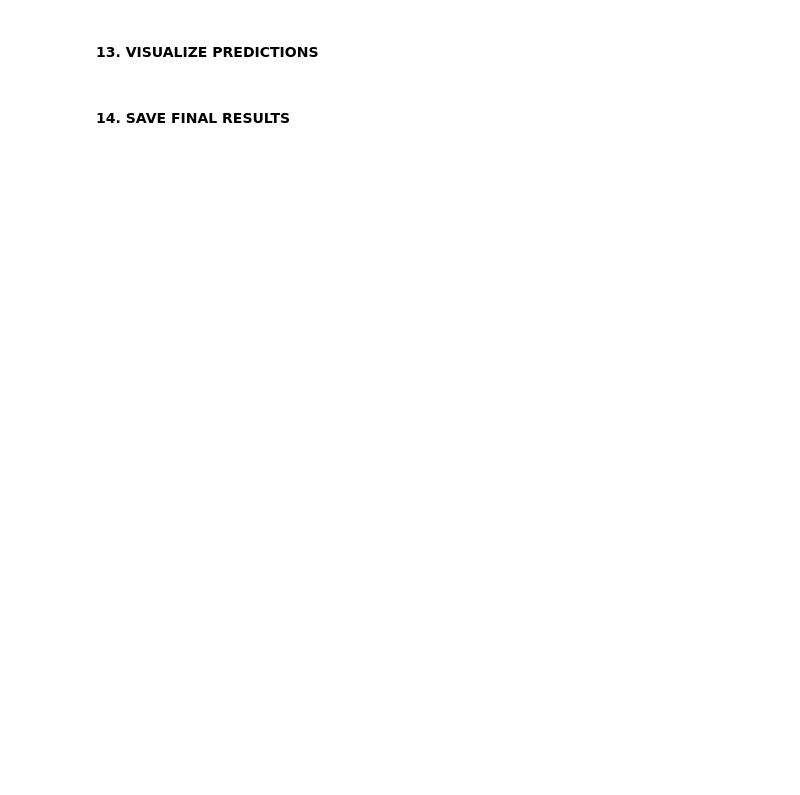
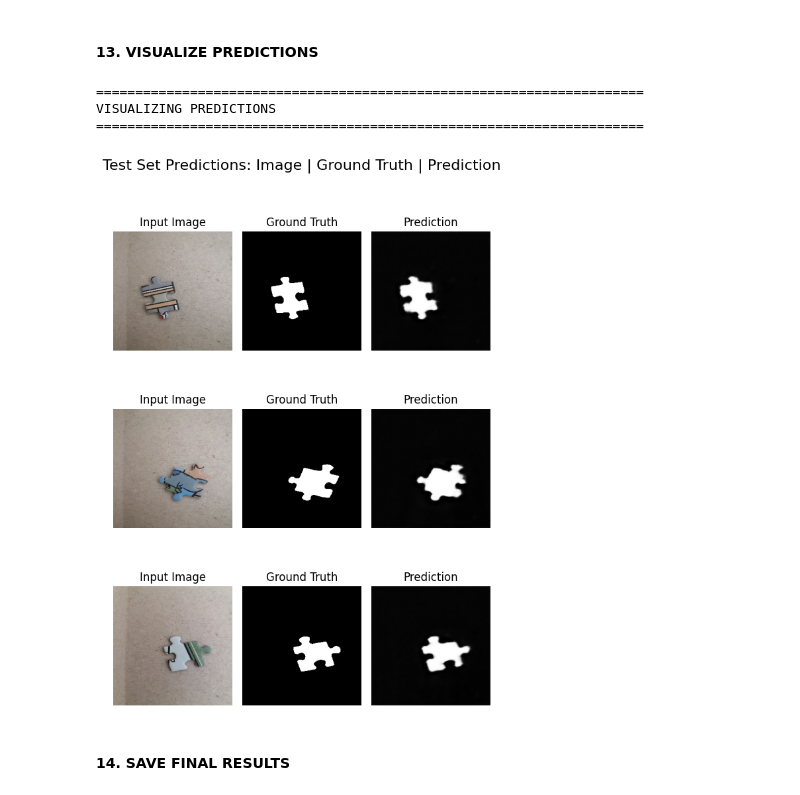
Before and after one commit to hundun-elon/a-thousand-piece-mystery, a Jupyter notebook: notebooks/02_segmentation_training DeepLabV3+ with ResNet50.ipynb, the cells around one changed output. Drawn from its saved outputs; the diff is of its cells as text; code cells hidden in the pictures; blank space fills up the shorter version.

```diff
--- a/notebooks/02_segmentation_training DeepLabV3+ with ResNet50.ipynb
+++ b/notebooks/02_segmentation_training DeepLabV3+ with ResNet50.ipynb
@@ -107,25 +107,29 @@ class PuzzleDataset(Dataset):
         return len(self.image_files)
 
     def __getitem__(self, idx):
-        # Load image
-        img_path = self.image_files[idx]
-        image = np.array(Image.open(img_path).convert("RGB"))
+        try:
+            # Load image
+            img_path = self.image_files[idx]
+            image = np.array(Image.open(img_path).convert("RGB"))
 
-        # Load mask
-        mask_name = img_path.stem + "_mask.png"
-        mask_path = self.mask_dir / mask_name
-        mask = np.array(Image.open(mask_path).convert("L"))
+            # Load mask
+            mask_name = img_path.stem + "_mask.png"
+            mask_path = self.mask_dir / mask_name
+            mask = np.array(Image.open(mask_path).convert("L"))
 
-        # Normalize mask to 0 and 1
-        mask = (mask > 0).astype(np.float32)
+            # Normalize mask to 0 and 1
+            mask = (mask > 0).astype(np.float32)
 
-        # Apply transformations
-        if self.transform:
-            transformed = self.transform(image=image, mask=mask)
-            image = transformed["image"]
-            mask = transformed["mask"]
+            # Apply transformations
+            if self.transform:
+                transformed = self.transform(image=image, mask=mask)
+                image = transformed["image"]
+                mask = transformed["mask"]
 
-        return image, mask.unsqueeze(0)  # Add channel dimension to mask
+            return image, mask.unsqueeze(0)  # Add channel dimension to mask
+        except Exception as e:
+            print(f"Error loading {self.image_files[idx]}: {e}")
+            raise
 # %% [markdown]
 #### 4. DATA AUGMENTATION
 # %%
@@ -535,48 +578,50 @@ print("VISUALIZING PREDICTIONS")
 print("="*70)
 
 model.eval()
-n_samples = 6
+n_samples = 3
 
 # Get random samples from test set
 test_indices = np.random.choice(len(test_dataset), n_samples, replace=False)
 
-fig, axes = plt.subplots(n_samples, 3, figsize=(12, 3*n_samples))
+fig, axes = plt.subplots(n_samples, 3, figsize=(6, 3*n_samples))
 fig.suptitle('Test Set Predictions: Image | Ground Truth | Prediction', fontsize=16, y=1.00)
 
 with torch.no_grad():
     for idx, test_idx in enumerate(test_indices):
         # Get sample
         image, mask = test_dataset[test_idx]
 
         # Predict
         image_input = image.unsqueeze(0).to(device)
         output = model(image_input)
         pred_mask = torch.sigmoid(output).cpu().numpy()[0, 0]
 
         # Denormalize image for visualization
         mean = np.array([0.485, 0.456, 0.406])
         std = np.array([0.229, 0.224, 0.225])
         img_viz = image.permute(1, 2, 0).numpy()
         img_viz = (img_viz * std + mean).clip(0, 1)
 
         # Plot
         axes[idx, 0].imshow(img_viz)
         axes[idx, 0].set_title('Input Image')
         axes[idx, 0].axis('off')
 
         axes[idx, 1].imshow(mask[0], cmap='gray')
         axes[idx, 1].set_title('Ground Truth')
         axes[idx, 1].axis('off')
 
         axes[idx, 2].imshow(pred_mask, cmap='gray')
         axes[idx, 2].set_title(f'Prediction')
         axes[idx, 2].axis('off')
 
 plt.tight_layout()
-plt.savefig(f"{config.OUTPUT_DIR}/deeplabv3plus_resnet50_predictions.png", dpi=150, bbox_inches='tight')
 plt.show()
-
-print("✓ Prediction visualizations saved")
+# %% [output]
+======================================================================
+VISUALIZING PREDICTIONS
+======================================================================
+[figure, added]
 # %% [markdown]
 #### 14. SAVE FINAL RESULTS
 # %%
```
Also changed, not shown: parts of 14 cells of this notebook, 29 other files.
